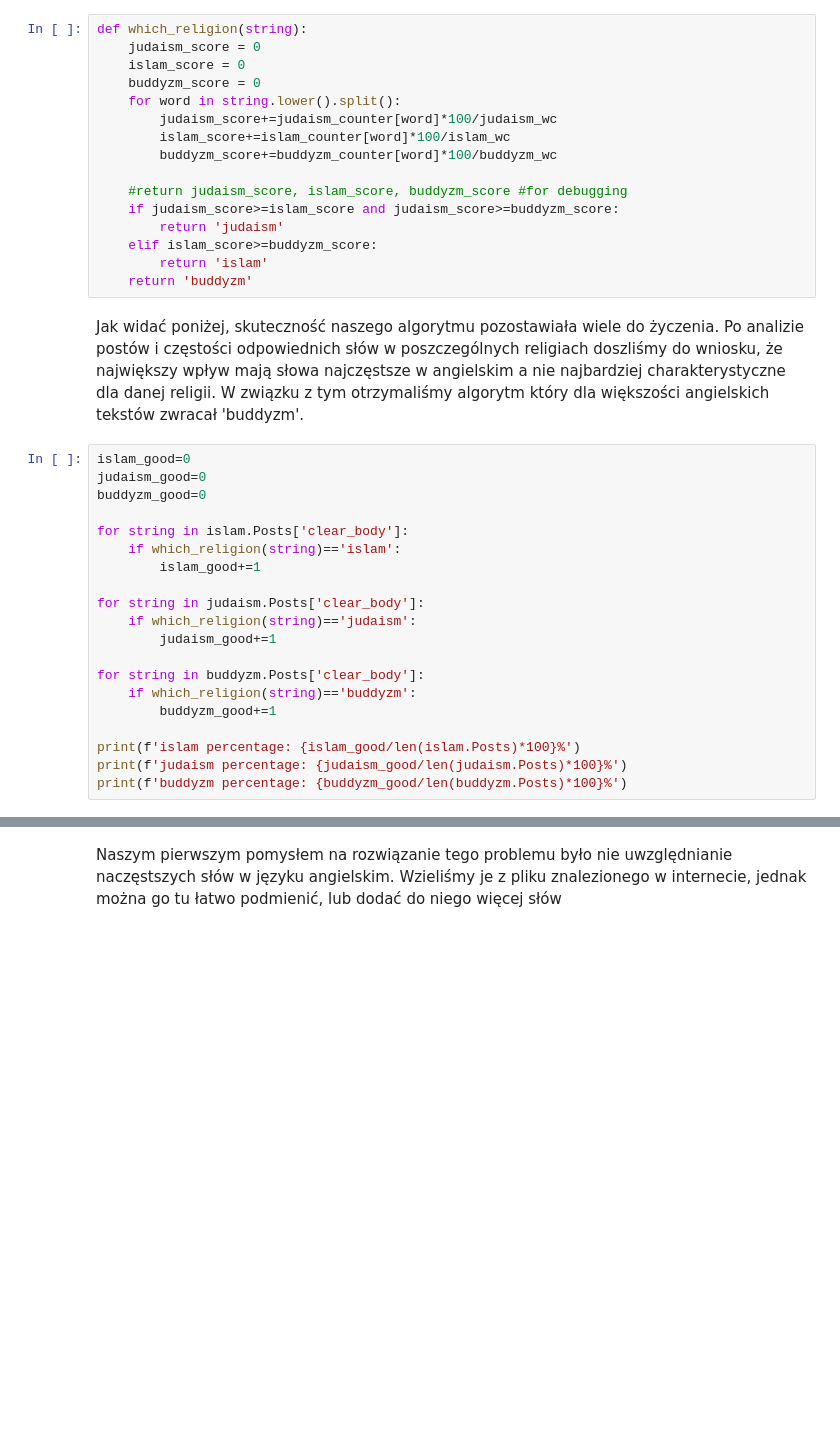
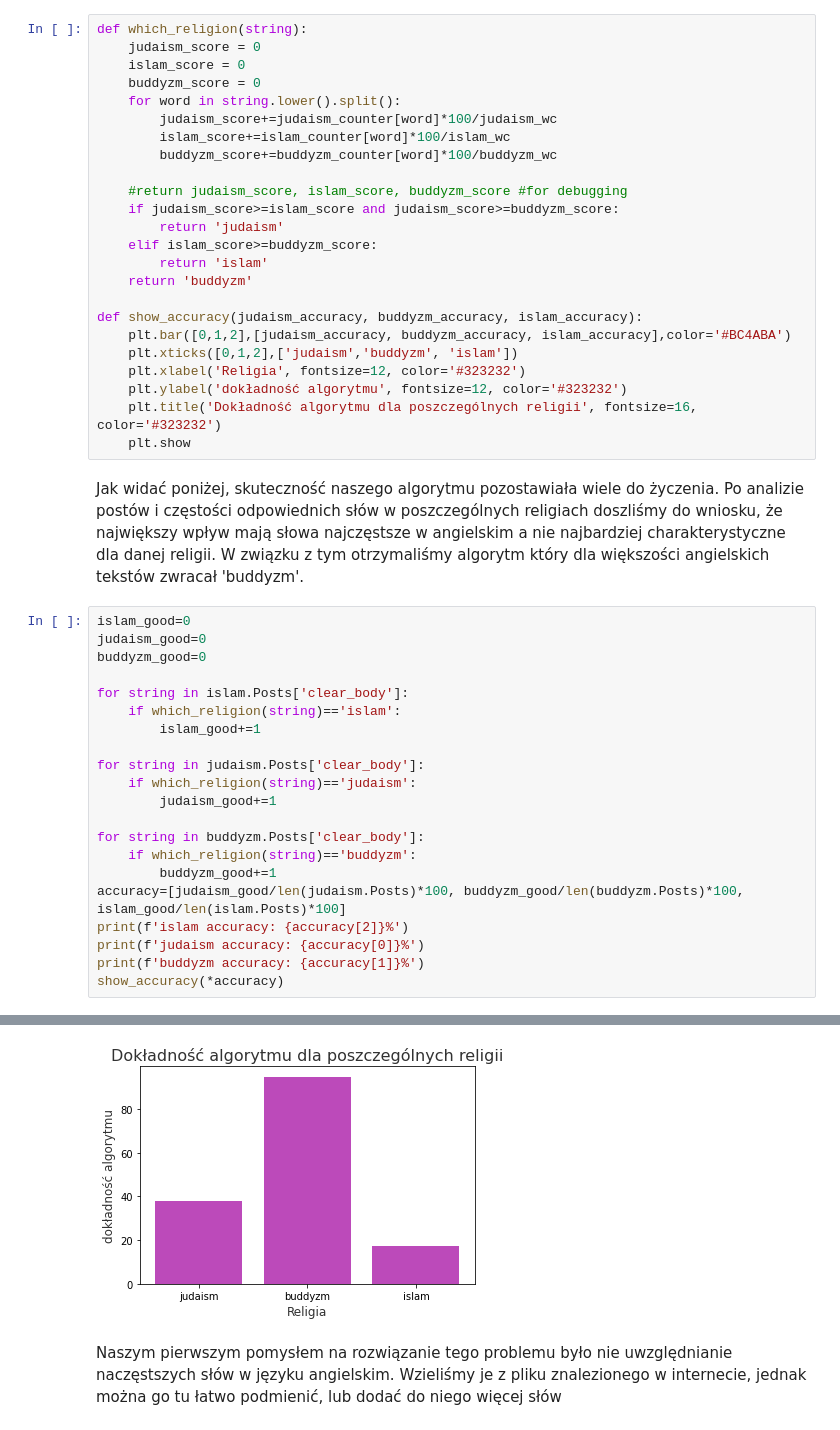
Before and after one commit to kopyta/Religie-stackexchange, a Jupyter notebook: MNLP.ipynb, the cells around one changed output, grey strips where cells are left out. Cells and saved outputs as stored; diff of their text form; blank space fills up the shorter version.

```diff
--- a/MNLP.ipynb
+++ b/MNLP.ipynb
@@ -54,6 +55,14 @@ def which_religion(string):
     elif islam_score>=buddyzm_score:
         return 'islam'
     return 'buddyzm'
+
+def show_accuracy(judaism_accuracy, buddyzm_accuracy, islam_accuracy):
+    plt.bar([0,1,2],[judaism_accuracy, buddyzm_accuracy, islam_accuracy],color='#BC4ABA')
+    plt.xticks([0,1,2],['judaism','buddyzm', 'islam'])
+    plt.xlabel('Religia', fontsize=12, color='#323232')
+    plt.ylabel('dokładność algorytmu', fontsize=12, color='#323232')
+    plt.title('Dokładność algorytmu dla poszczególnych religii', fontsize=16, color='#323232')
+    plt.show
 # %% [markdown]
 Jak widać poniżej, skuteczność naszego algorytmu pozostawiała wiele do życzenia. Po analizie postów i częstości odpowiednich słów w poszczególnych religiach doszliśmy do wniosku, że największy wpływ mają słowa najczęstsze w angielskim a nie najbardziej charakterystyczne dla danej religii. W związku z tym otrzymaliśmy algorytm który dla większości angielskich tekstów zwracał 'buddyzm'.
 # %%
@@ -72,8 +81,9 @@ for string in judaism.Posts['clear_body']:
 for string in buddyzm.Posts['clear_body']:
     if which_religion(string)=='buddyzm':
         buddyzm_good+=1
-
-print(f'islam percentage: {islam_good/len(islam.Posts)*100}%')
-print(f'judaism percentage: {judaism_good/len(judaism.Posts)*100}%')
-print(f'buddyzm percentage: {buddyzm_good/len(buddyzm.Posts)*100}%')
+accuracy=[judaism_good/len(judaism.Posts)*100, buddyzm_good/len(buddyzm.Posts)*100, islam_good/len(islam.Posts)*100]
+print(f'islam accuracy: {accuracy[2]}%')
+print(f'judaism accuracy: {accuracy[0]}%')
+print(f'buddyzm accuracy: {accuracy[1]}%')
+show_accuracy(*accuracy)
 # %% [output]
@@ -83,3 +93,4 @@ buddyzm percentage: 94.88456033356152%
+[figure, added]
 # %% [markdown]
 Naszym pierwszym pomysłem na rozwiązanie tego problemu było nie uwzględnianie naczęstszych słów w języku angielskim. Wzieliśmy je z pliku znalezionego w internecie, jednak można go tu łatwo podmienić, lub dodać do niego więcej słów
 # %%
```
Also changed, not shown: parts of 13 cells of this notebook, 1 other file.
